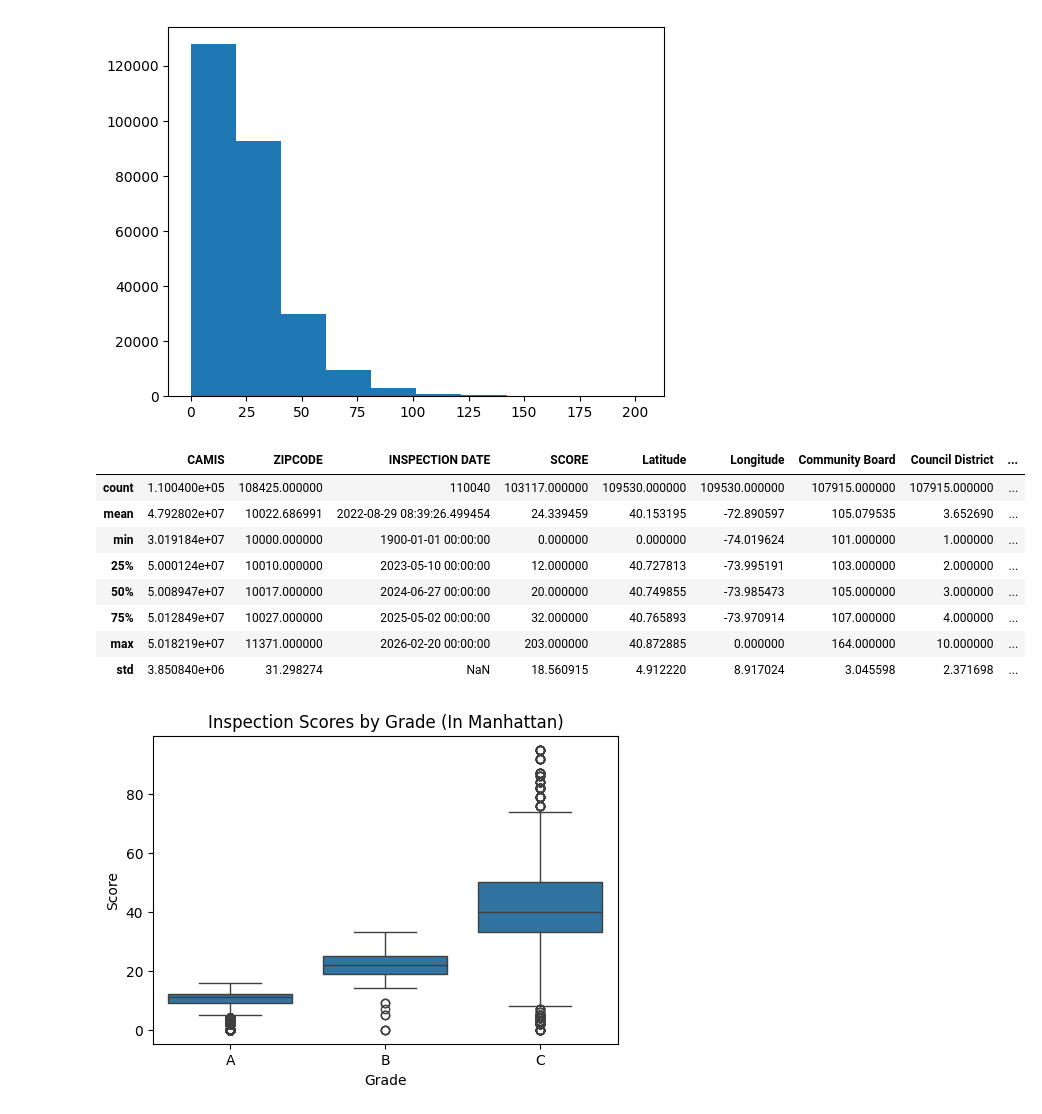
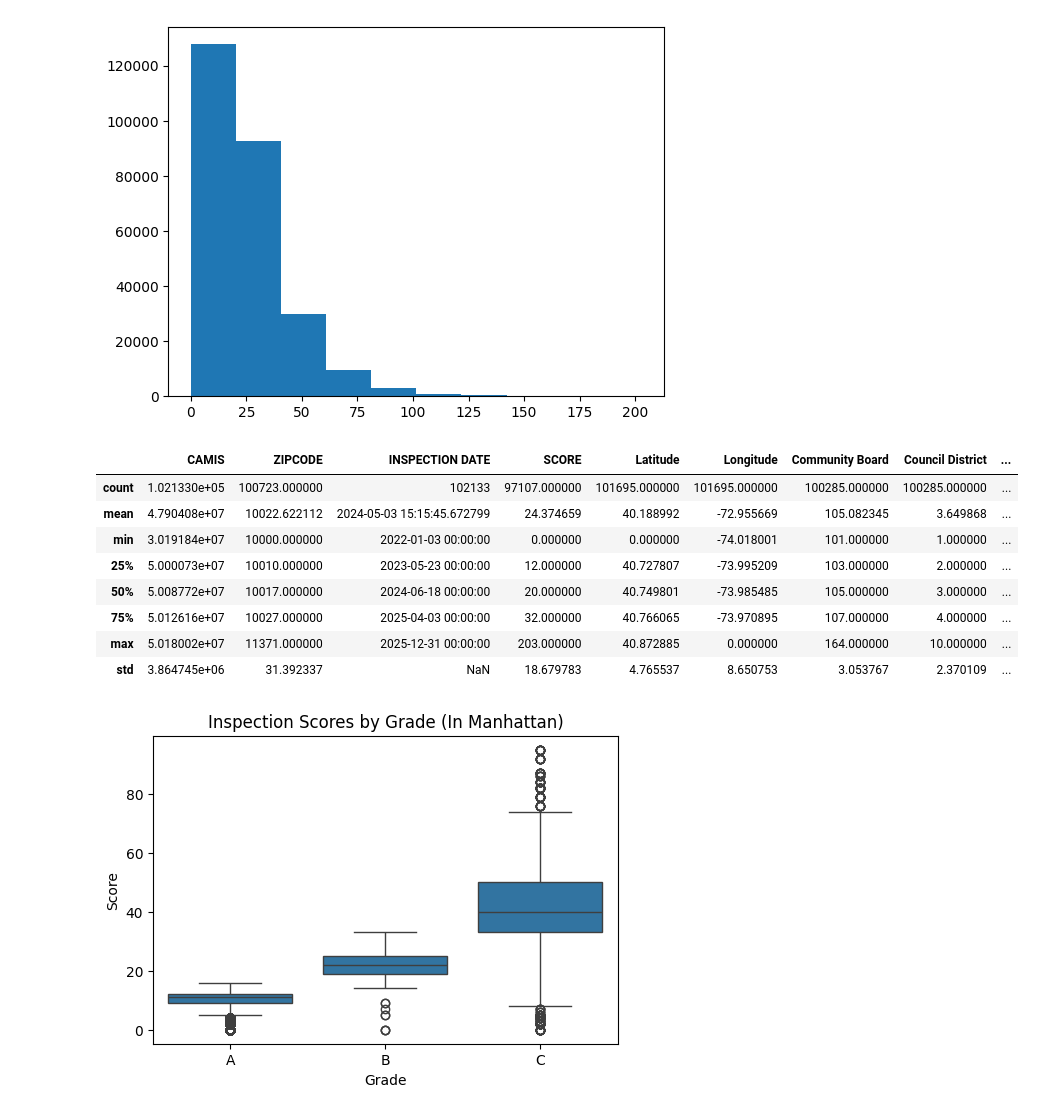
Before and after one commit to SU-IST707-SP26/group-project-team-pandas, a Jupyter notebook: work/01_initial_exploration.ipynb, the cells around one changed output. Saved outputs shown, nothing was run; the diff lists cells and outputs as text; code cells hidden in the pictures.

```diff
--- a/work/01_initial_exploration.ipynb
+++ b/work/01_initial_exploration.ipynb
@@ -281,16 +297,16 @@ plt.hist(df_filtered_2022_2025.SCORE)
 [figure]
 # %%
 df.BORO.unique()
-df_Manhatten = df[df['BORO'] == 'Manhattan'].copy()
-df_Manhatten.describe()
+df_Manhattan = df_filtered_2022_2025[df_filtered_2022_2025['BORO'] == 'Manhattan'].copy()
+df_Manhattan.describe()
 # %% [output]
 |  | CAMIS | ZIPCODE | INSPECTION DATE | SCORE | Latitude | Longitude | Community Board | Council District | ... |
-| count | 1.100400e+05 | 108425.000000 | 110040 | 103117.000000 | 109530.000000 | 109530.000000 | 107915.000000 | 107915.000000 | ... |
-| mean | 4.792802e+07 | 10022.686991 | 2022-08-29 08:39:26.499454 | 24.339459 | 40.153195 | -72.890597 | 105.079535 | 3.652690 | ... |
-| min | 3.019184e+07 | 10000.000000 | 1900-01-01 00:00:00 | 0.000000 | 0.000000 | -74.019624 | 101.000000 | 1.000000 | ... |
-| 25% | 5.000124e+07 | 10010.000000 | 2023-05-10 00:00:00 | 12.000000 | 40.727813 | -73.995191 | 103.000000 | 2.000000 | ... |
-| 50% | 5.008947e+07 | 10017.000000 | 2024-06-27 00:00:00 | 20.000000 | 40.749855 | -73.985473 | 105.000000 | 3.000000 | ... |
-| 75% | 5.012849e+07 | 10027.000000 | 2025-05-02 00:00:00 | 32.000000 | 40.765893 | -73.970914 | 107.000000 | 4.000000 | ... |
-| max | 5.018219e+07 | 11371.000000 | 2026-02-20 00:00:00 | 203.000000 | 40.872885 | 0.000000 | 164.000000 | 10.000000 | ... |
-| std | 3.850840e+06 | 31.298274 | NaN | 18.560915 | 4.912220 | 8.917024 | 3.045598 | 2.371698 | ... |
+| count | 1.021330e+05 | 100723.000000 | 102133 | 97107.000000 | 101695.000000 | 101695.000000 | 100285.000000 | 100285.000000 | ... |
+| mean | 4.790408e+07 | 10022.622112 | 2024-05-03 15:15:45.672799 | 24.374659 | 40.188992 | -72.955669 | 105.082345 | 3.649868 | ... |
+| min | 3.019184e+07 | 10000.000000 | 2022-01-03 00:00:00 | 0.000000 | 0.000000 | -74.018001 | 101.000000 | 1.000000 | ... |
+| 25% | 5.000073e+07 | 10010.000000 | 2023-05-23 00:00:00 | 12.000000 | 40.727807 | -73.995209 | 103.000000 | 2.000000 | ... |
+| 50% | 5.008772e+07 | 10017.000000 | 2024-06-18 00:00:00 | 20.000000 | 40.749801 | -73.985485 | 105.000000 | 3.000000 | ... |
+| 75% | 5.012616e+07 | 10027.000000 | 2025-04-03 00:00:00 | 32.000000 | 40.766065 | -73.970895 | 107.000000 | 4.000000 | ... |
+| max | 5.018002e+07 | 11371.000000 | 2025-12-31 00:00:00 | 203.000000 | 40.872885 | 0.000000 | 164.000000 | 10.000000 | ... |
+| std | 3.864745e+06 | 31.392337 | NaN | 18.679783 | 4.765537 | 8.650753 | 3.053767 | 2.370109 | ... |
 # %%
```
Also changed, not shown: parts of 8 cells of this notebook.
